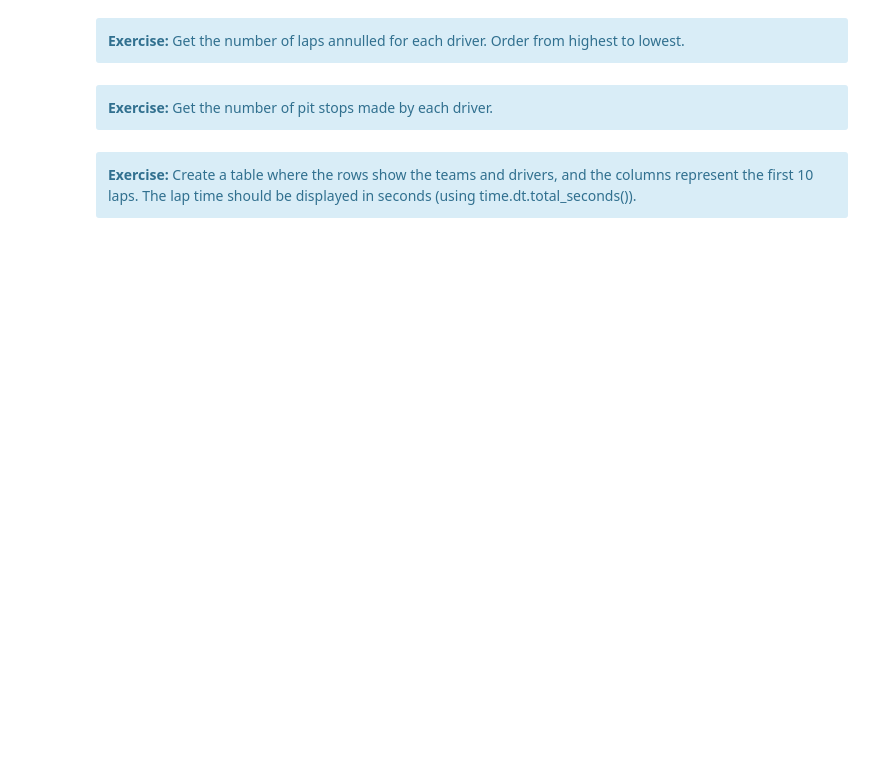
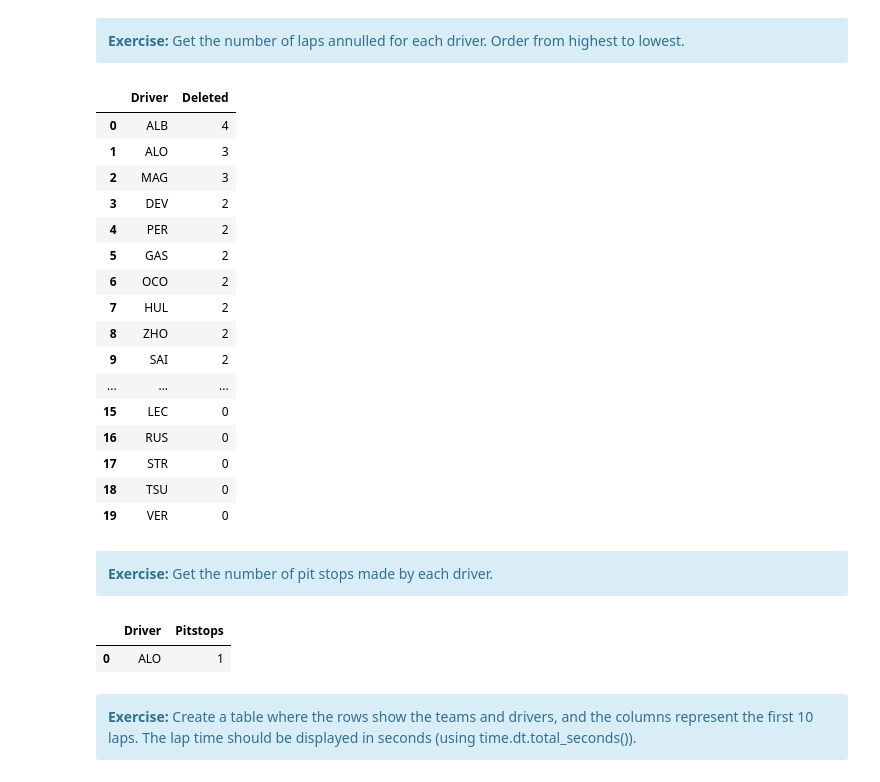
Before and after one commit to UO288511/Inteligentes, a Jupyter notebook: PL2/Lab2.2-Preprocessing.ipynb, the cells around one changed output. Saved outputs shown, nothing was run; the diff lists cells and outputs as text; code cells hidden in the pictures; blank space fills up the shorter version.

```diff
--- a/PL2/Lab2.2-Preprocessing.ipynb
+++ b/PL2/Lab2.2-Preprocessing.ipynb
@@ -473,3 +673,29 @@ data.pivot_table(index = ['Team', 'Driver'], columns = ['Compound'], values = 'L
+# %%
+# Your code here
+#data.groupby('Driver')['LapNumber'].max().sort_values(ascending = False).reset_index()
+
+laps_annulled_by_driver = data.groupby('Driver')['Deleted'].sum().reset_index()
+laps_annulled_by_driver = laps_annulled_by_driver.sort_values(by='Deleted', ascending=False).reset_index(drop=True)
+
+laps_annulled_by_driver
+# %% [output]
+|  | Driver | Deleted |
+| 0 | ALB | 4 |
+| 1 | ALO | 3 |
+| 2 | MAG | 3 |
+| 3 | DEV | 2 |
+| 4 | PER | 2 |
+| 5 | GAS | 2 |
+| 6 | OCO | 2 |
+| 7 | HUL | 2 |
+| 8 | ZHO | 2 |
+| 9 | SAI | 2 |
+| ... | ... | ... |
+| 15 | LEC | 0 |
+| 16 | RUS | 0 |
+| 17 | STR | 0 |
+| 18 | TSU | 0 |
+| 19 | VER | 0 |
 # %% [markdown]
 <div class="alert alert-block alert-info">
     <b>Exercise:</b> Get the number of pit stops made by each driver.
@@ -479,3 +703,16 @@ data.pivot_table(index = ['Team', 'Driver'], columns = ['Compound'], values = 'L
+# %%
+# Your code here
+#data.groupby('Driver')['LapNumber'].max().sort_values(ascending = False).reset_index()
+
+pitstops = data.dropna(subset=['PitOutTime', 'PitInTime'])
+pitstops.groupby('Driver').size().reset_index(name='Pitstops').sort_values(by='Pitstops', ascending=False)
+
+
+
+pitstop_by_driver
+# %% [output]
+|  | Driver | Pitstops |
+| 0 | ALO | 1 |
 # %% [markdown]
 <div class="alert alert-block alert-info">
     <b>Exercise:</b> Create a table where the rows show the teams and drivers, and the columns represent the first 10 laps. The lap time should be displayed in seconds (using time.dt.total_seconds()).
```
Also changed, not shown: parts of 21 cells of this notebook, 1 other file.
